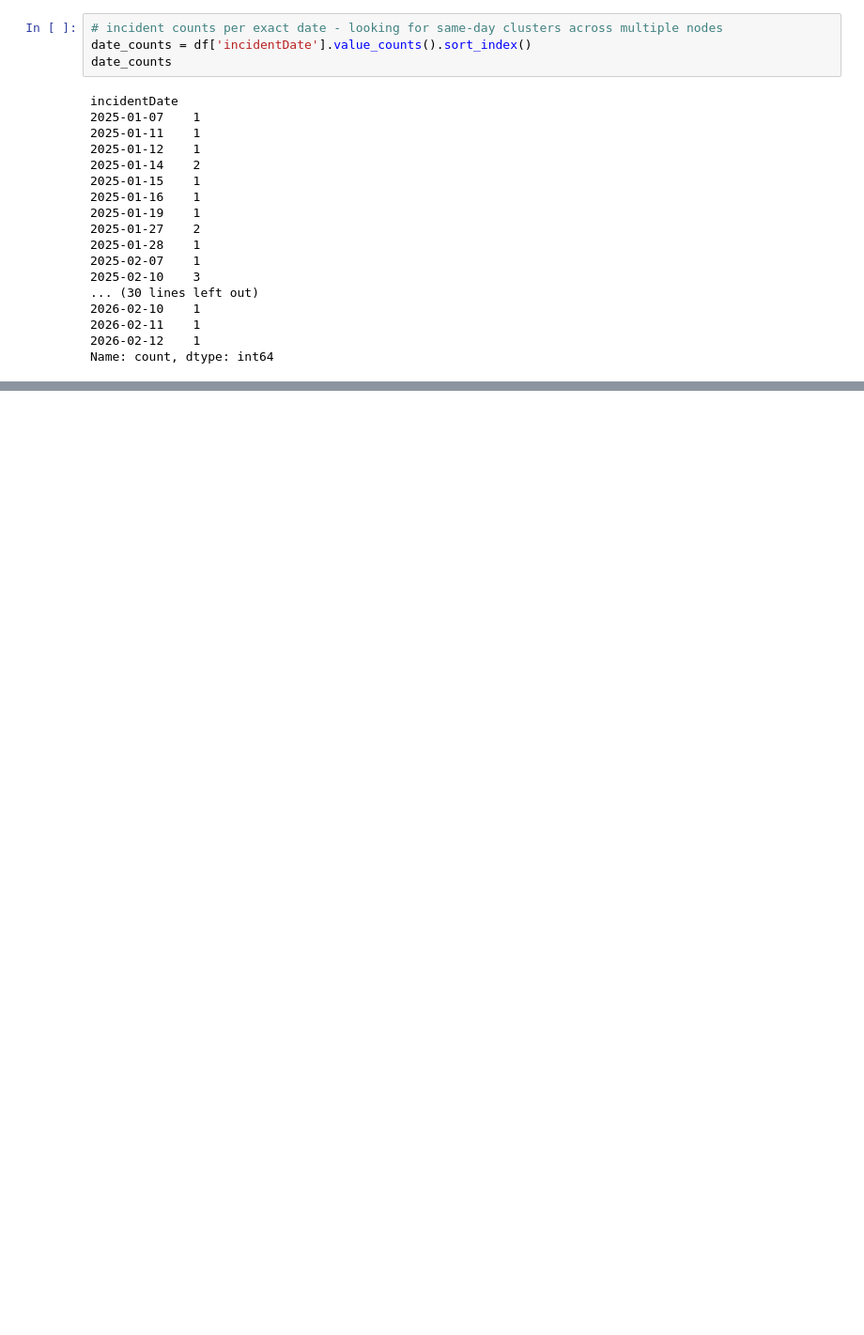
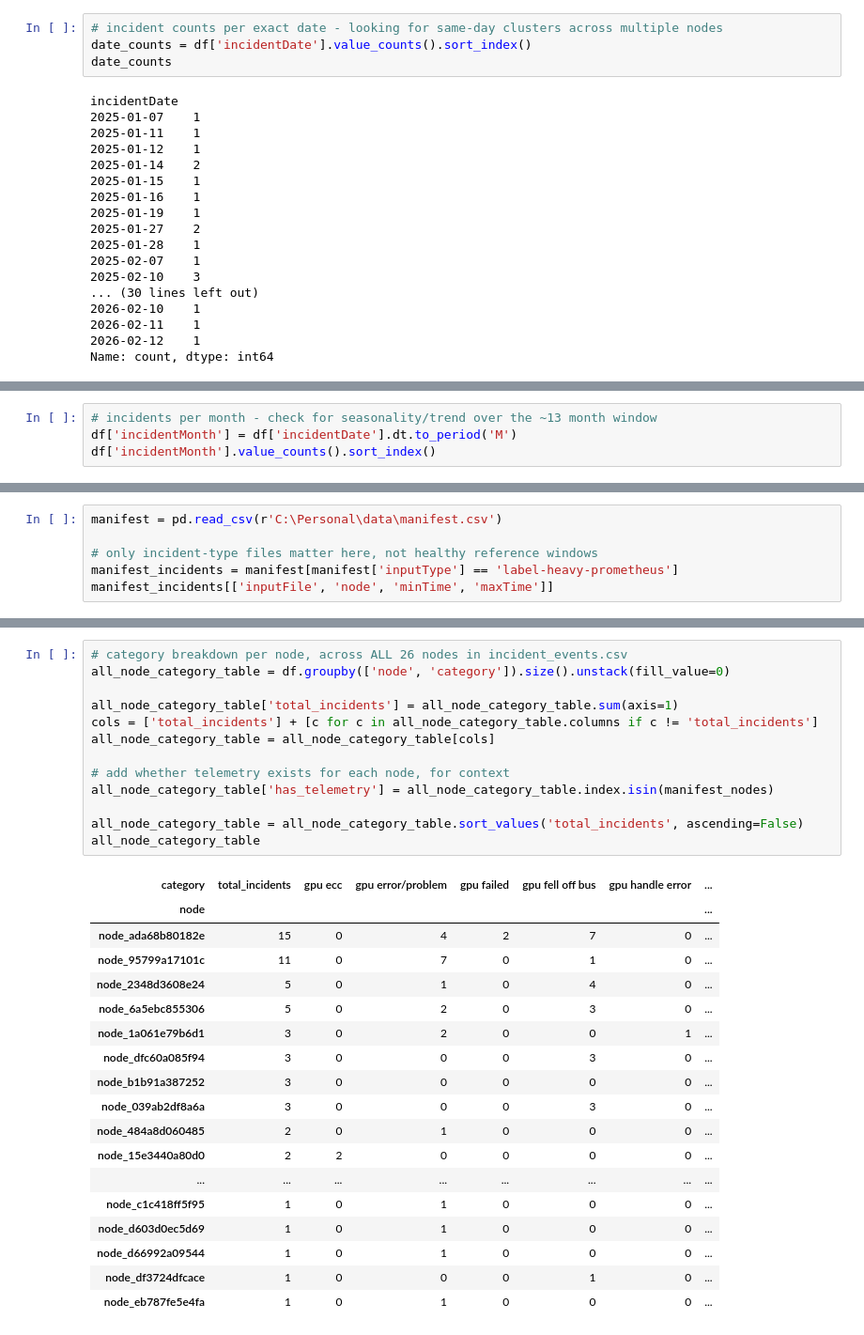
Before and after one commit to Deepak1520/msc-thesis-edge-gpu-anomaly-detection, a Jupyter notebook: notebook/eda_incident_events.ipynb, the cells around one changed output, grey strips where cells are left out. Shown at 94% size. Cells and saved outputs as stored; diff of their text form; blank space fills up the shorter version.

```diff
--- a/notebook/eda_incident_events.ipynb
+++ b/notebook/eda_incident_events.ipynb
@@ -288,0 +458,4 @@ Name: count, dtype: int64
+# %%
+# incidents per month - check for seasonality/trend over the ~13 month window
+df['incidentMonth'] = df['incidentDate'].dt.to_period('M')
+df['incidentMonth'].value_counts().sort_index()
@@ -288,0 +478,6 @@ Name: count, dtype: int64
+# %%
+manifest = pd.read_csv(r'C:\Personal\data\manifest.csv')
+
+# only incident-type files matter here, not healthy reference windows
+manifest_incidents = manifest[manifest['inputType'] == 'label-heavy-prometheus']
+manifest_incidents[['inputFile', 'node', 'minTime', 'maxTime']]
@@ -288,0 +848,32 @@ Name: count, dtype: int64
+# %%
+# category breakdown per node, across ALL 26 nodes in incident_events.csv
+all_node_category_table = df.groupby(['node', 'category']).size().unstack(fill_value=0)
+
+all_node_category_table['total_incidents'] = all_node_category_table.sum(axis=1)
+cols = ['total_incidents'] + [c for c in all_node_category_table.columns if c != 'total_incidents']
+all_node_category_table = all_node_category_table[cols]
+
+# add whether telemetry exists for each node, for context
+all_node_category_table['has_telemetry'] = all_node_category_table.index.isin(manifest_nodes)
+
+all_node_category_table = all_node_category_table.sort_values('total_incidents', ascending=False)
+all_node_category_table
+# %% [output]
+| category | total_incidents | gpu ecc | gpu error/problem | gpu failed | gpu fell off bus | gpu handle error | ... |
+| node |  |  |  |  |  |  | ... |
+| node_ada68b80182e | 15 | 0 | 4 | 2 | 7 | 0 | ... |
+| node_95799a17101c | 11 | 0 | 7 | 0 | 1 | 0 | ... |
+| node_2348d3608e24 | 5 | 0 | 1 | 0 | 4 | 0 | ... |
+| node_6a5ebc855306 | 5 | 0 | 2 | 0 | 3 | 0 | ... |
+| node_1a061e79b6d1 | 3 | 0 | 2 | 0 | 0 | 1 | ... |
+| node_dfc60a085f94 | 3 | 0 | 0 | 0 | 3 | 0 | ... |
+| node_b1b91a387252 | 3 | 0 | 0 | 0 | 0 | 0 | ... |
+| node_039ab2df8a6a | 3 | 0 | 0 | 0 | 3 | 0 | ... |
+| node_484a8d060485 | 2 | 0 | 1 | 0 | 0 | 0 | ... |
+| node_15e3440a80d0 | 2 | 2 | 0 | 0 | 0 | 0 | ... |
+| ... | ... | ... | ... | ... | ... | ... | ... |
+| node_c1c418ff5f95 | 1 | 0 | 1 | 0 | 0 | 0 | ... |
+| node_d603d0ec5d69 | 1 | 0 | 1 | 0 | 0 | 0 | ... |
+| node_d66992a09544 | 1 | 0 | 1 | 0 | 0 | 0 | ... |
+| node_df3724dfcace | 1 | 0 | 0 | 0 | 1 | 0 | ... |
+| node_eb787fe5e4fa | 1 | 0 | 1 | 0 | 0 | 0 | ... |
```
Also changed, not shown: parts of 33 cells of this notebook.
